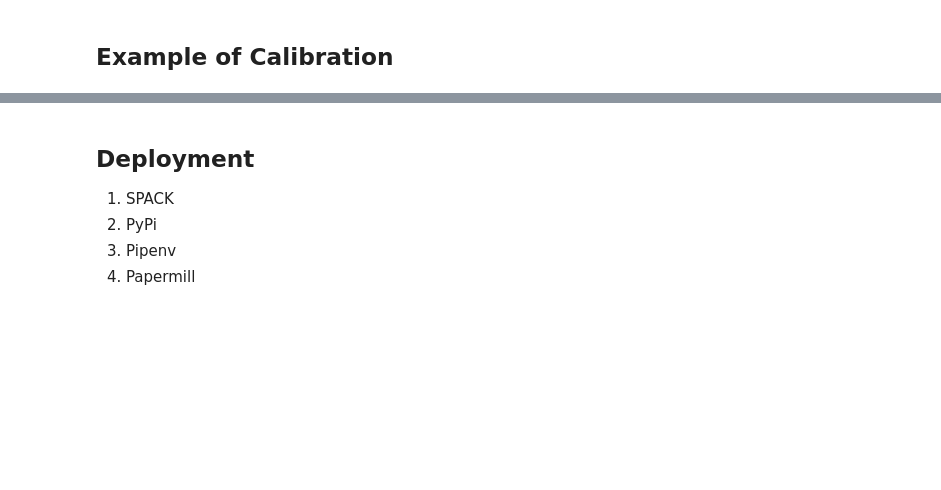
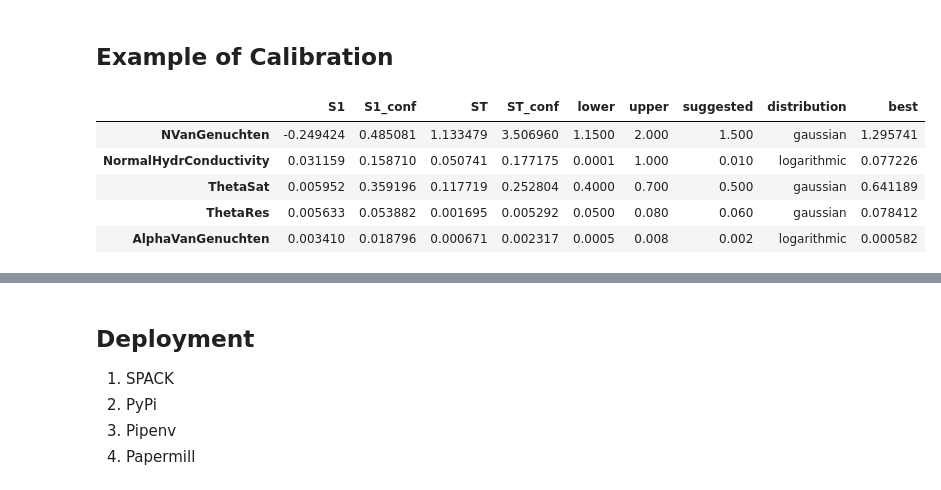
Before and after one commit to stefanocampanella/MHPC-project, a Jupyter notebook: notebooks/Progress_meeting_10-09-2020/notebook.ipynb, the cells around one changed output, grey strips where cells are left out. Saved outputs shown, nothing was run; the diff lists cells and outputs as text; code cells hidden in the pictures; blank space fills up the shorter version.

```diff
--- a/notebooks/Progress_meeting_10-09-2020/notebook.ipynb
+++ b/notebooks/Progress_meeting_10-09-2020/notebook.ipynb
@@ -308,0 +325,4 @@ ThetaRes ThetaSat 0.390094 0.319298
+# %%
+sa = sobol.analyze(problem, np.array(losses), calc_second_order=False);
+sa_df = pd.DataFrame(sa, index=problem['names']);
+sa_dfsort_values('S1', key=np.abs, ascending=False)
@@ -322,0 +365,15 @@ with ProcessPoolExecutor(max_workers=optimizer.num_workers) as executor:
+# %%
+params_df = pd.DataFrame.from_dict(params, orient='index', columns=['lower', 'upper', 'suggested', 'distribution'])
+params_df['best'] = pd.Series(recommendation.kwargs)
+
+results = sa_df.join(params_df)
+results.sort_values('S1', key=np.abs, ascending=False, inplace=True)
+
+results
+# %% [output]
+|  | S1 | S1_conf | ST | ST_conf | lower | upper | suggested | distribution | best |
+| NVanGenuchten | -0.249424 | 0.485081 | 1.133479 | 3.506960 | 1.1500 | 2.000 | 1.500 | gaussian | 1.295741 |
+| NormalHydrConductivity | 0.031159 | 0.158710 | 0.050741 | 0.177175 | 0.0001 | 1.000 | 0.010 | logarithmic | 0.077226 |
+| ThetaSat | 0.005952 | 0.359196 | 0.117719 | 0.252804 | 0.4000 | 0.700 | 0.500 | gaussian | 0.641189 |
+| ThetaRes | 0.005633 | 0.053882 | 0.001695 | 0.005292 | 0.0500 | 0.080 | 0.060 | gaussian | 0.078412 |
+| AlphaVanGenuchten | 0.003410 | 0.018796 | 0.000671 | 0.002317 | 0.0005 | 0.008 | 0.002 | logarithmic | 0.000582 |
```
Also changed, not shown: parts of 22 cells of this notebook, 8 other files.
